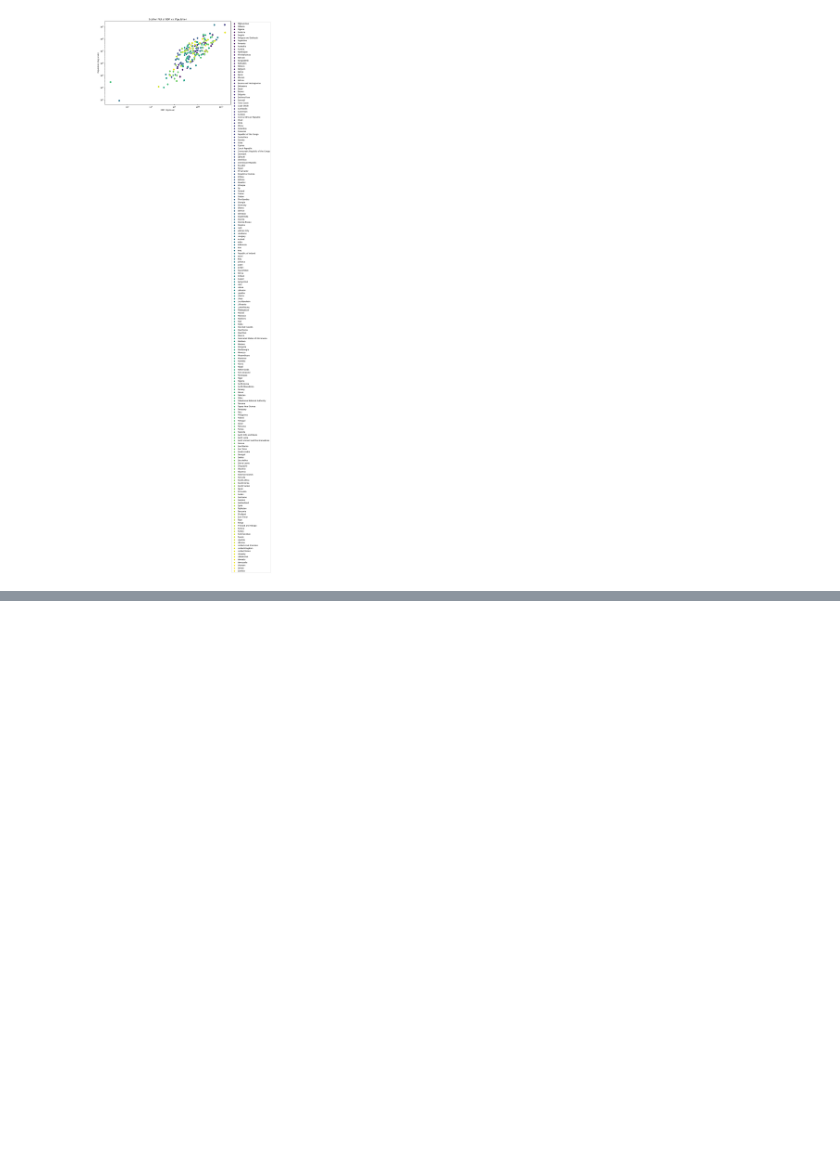
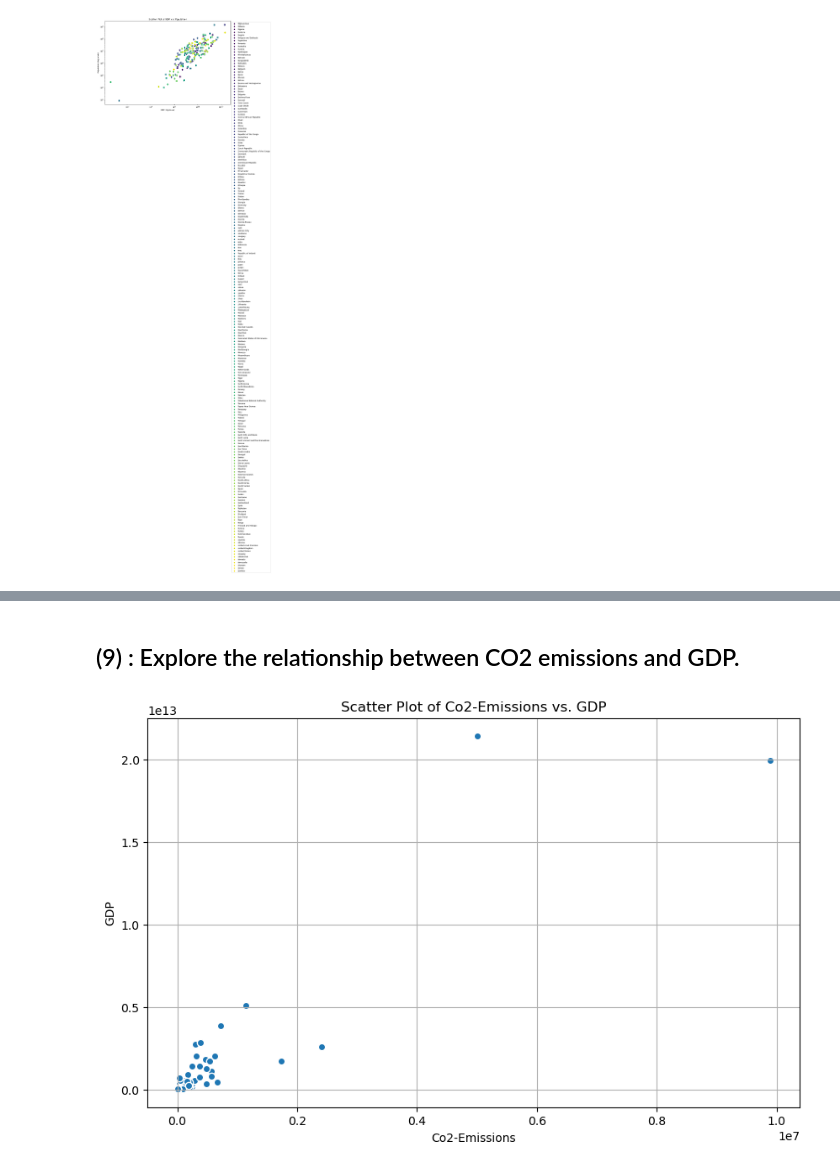
Before and after one commit to Shivam-5403/python_project_data-analytics, a Jupyter notebook: GlobalDataAnalysis.ipynb, the cells around one changed output, grey strips where cells are left out. Saved outputs shown, nothing was run; the diff lists cells and outputs as text; code cells hidden in the pictures; blank space fills up the shorter version.

```diff
--- a/GlobalDataAnalysis.ipynb
+++ b/GlobalDataAnalysis.ipynb
@@ -435,0 +465,11 @@ plt.show()
+# %% [markdown]
+## (9) : Explore the relationship between CO2 emissions and GDP.
+# %%
+plt.figure(figsize=(10, 6))
+plt.scatter(data1['Co2-Emissions'],data1['GDP'], edgecolors='w')
+plt.title('Scatter Plot of Co2-Emissions vs. GDP')
+plt.xlabel('Co2-Emissions')
+plt.ylabel('GDP')
+plt.grid(True)
+# %% [output]
+[figure, added]
```
Also changed, not shown: parts of 21 cells of this notebook.
